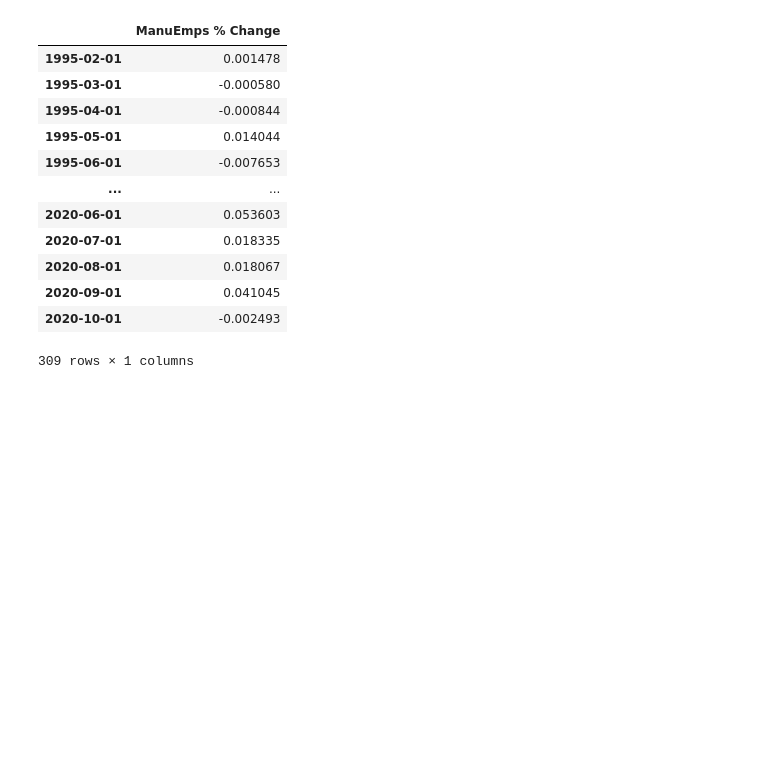
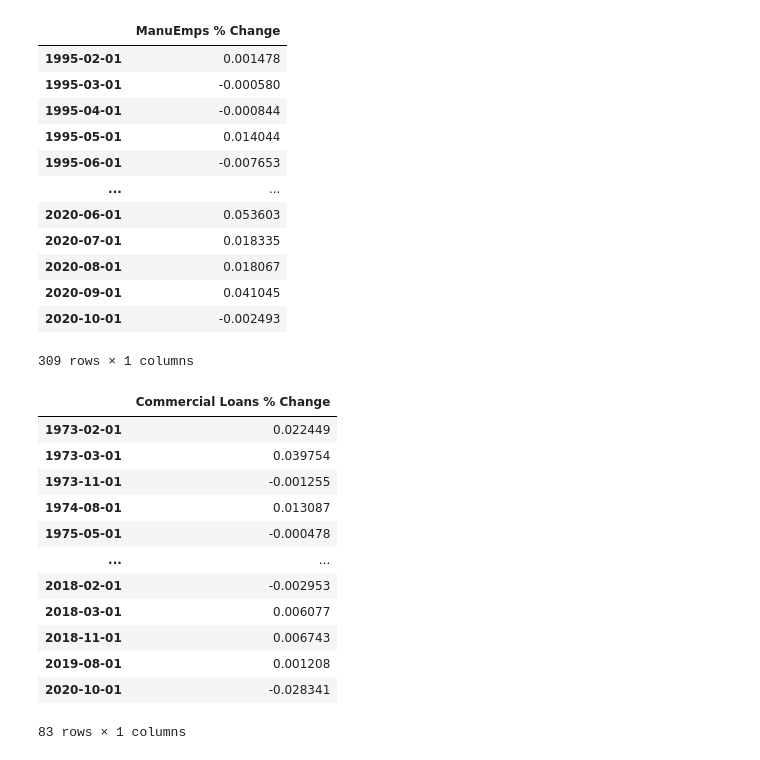
Before and after one commit to AvaneeshKolluri/MacroPredictionsProject, a Jupyter notebook: CanadaData.ipynb, the cells around one changed output. Drawn from its saved outputs; the diff is of its cells as text; code cells hidden in the pictures; blank space fills up the shorter version.

```diff
--- a/CanadaData.ipynb
+++ b/CanadaData.ipynb
@@ -218,3 +218,22 @@ canada_employees_chg
 | 2020-09-01 | 0.041045 |
 | 2020-10-01 | -0.002493 |
 309 rows × 1 columns
+# %%
+loans_pctchg = get_fred_series('TOTCI', '1970-01-01', 'Commercial Loans % Change', pct_change = True, freq = 'M')
+loans_pctchg = loans_pctchg.loc[loans_pctchg['Commercial Loans % Change'].notnull() == True]
+loans_pctchg.index = loans_pctchg.index + pd.Timedelta('1 day')
+loans_pctchg
+# %% [output]
+|  | Commercial Loans % Change |
+| 1973-02-01 | 0.022449 |
+| 1973-03-01 | 0.039754 |
+| 1973-11-01 | -0.001255 |
+| 1974-08-01 | 0.013087 |
+| 1975-05-01 | -0.000478 |
+| ... | ... |
+| 2018-02-01 | -0.002953 |
+| 2018-03-01 | 0.006077 |
+| 2018-11-01 | 0.006743 |
+| 2019-08-01 | 0.001208 |
+| 2020-10-01 | -0.028341 |
+83 rows × 1 columns
```
Also changed, not shown: parts of 7 cells of this notebook, 1 other file.
